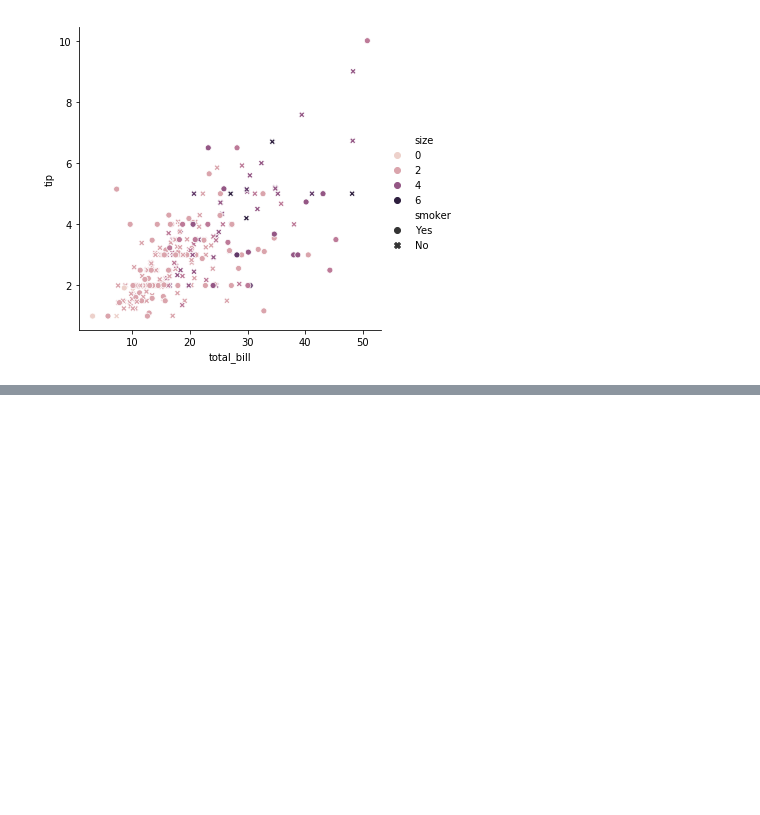
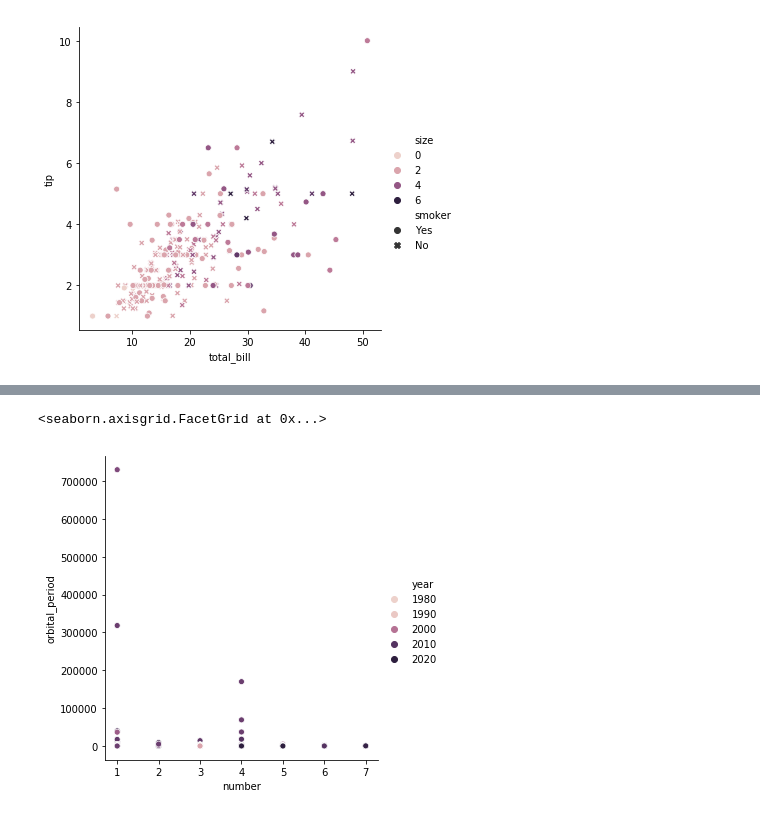
Before and after one commit to SANYAM1996/scatter-plotter, a Jupyter notebook: Datacamp/analysis_seaborn.ipynb, the cells around one changed output, grey strips where cells are left out. Saved outputs shown, nothing was run; the diff lists cells and outputs as text; code cells hidden in the pictures; blank space fills up the shorter version.

```diff
--- a/Datacamp/analysis_seaborn.ipynb
+++ b/Datacamp/analysis_seaborn.ipynb
@@ -70,0 +88,5 @@ sns.relplot(x='total_bill',y ='tip',data = tips,kind = 'scatter',style = 'smoker
+# %%
+sns.relplot(x ='number',y = 'orbital_period' , data = planets,kind = 'scatter' ,hue = 'year')
+# %% [output]
+<seaborn.axisgrid.FacetGrid at 0x...>
+[figure, added]
```
Also changed, not shown: parts of 19 cells of this notebook.
